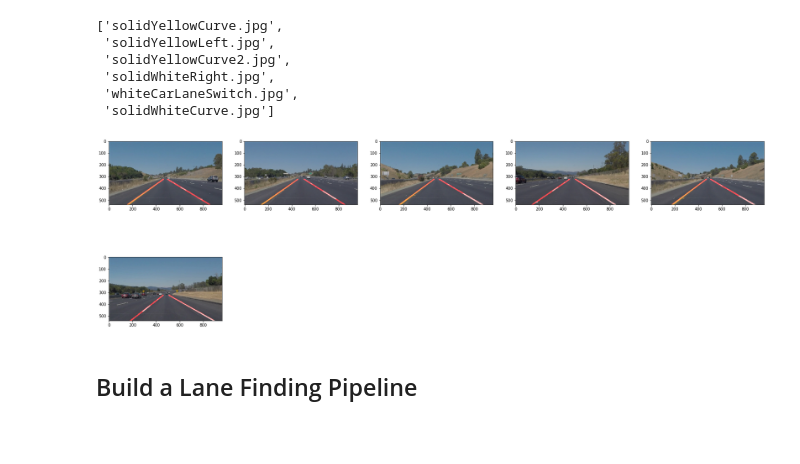
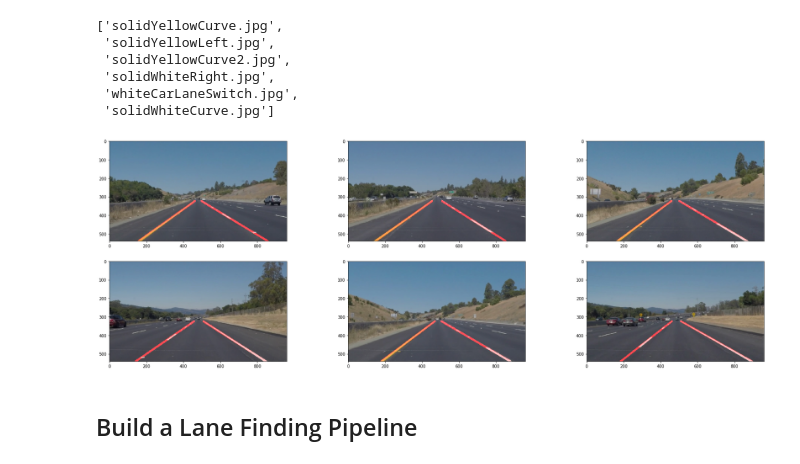
Before and after one commit to Rick51/CarND_finding_lanelines, a Jupyter notebook: P1_ruibao.ipynb, the cells around one changed output. Drawn from its saved outputs; the diff is of its cells as text; code cells hidden in the pictures; blank space fills up the shorter version.

```diff
--- a/P1_ruibao.ipynb
+++ b/P1_ruibao.ipynb
@@ -287,16 +287,16 @@ def find_line_forpic (image,left_line,right_line):
 # %%
 plt.figure(1, figsize=(30,10))
 i = 1
 for name in os.listdir("test_images/"):
     image_path = ('test_images/'+name)
     image = mpimg.imread(image_path)
     output = find_line_forpic(image,left_line,right_line)
-    plt.subplot(2,5,i)
+    plt.subplot(2,3,i)
     plt.imshow(output)
     i += 1
 plt.show()
 # %% [output]
-[figure, old version]
+[figure, new version]
 # %% [markdown]
 ## Build a Lane Finding Pipeline
 # %% [markdown]
```
Also changed, not shown: parts of 2 cells of this notebook, 8 other files.
